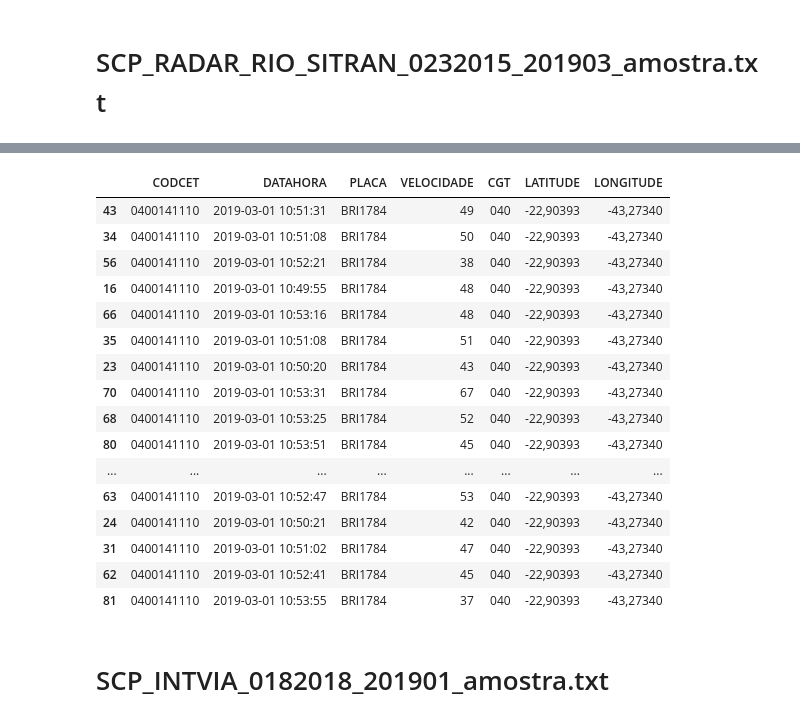
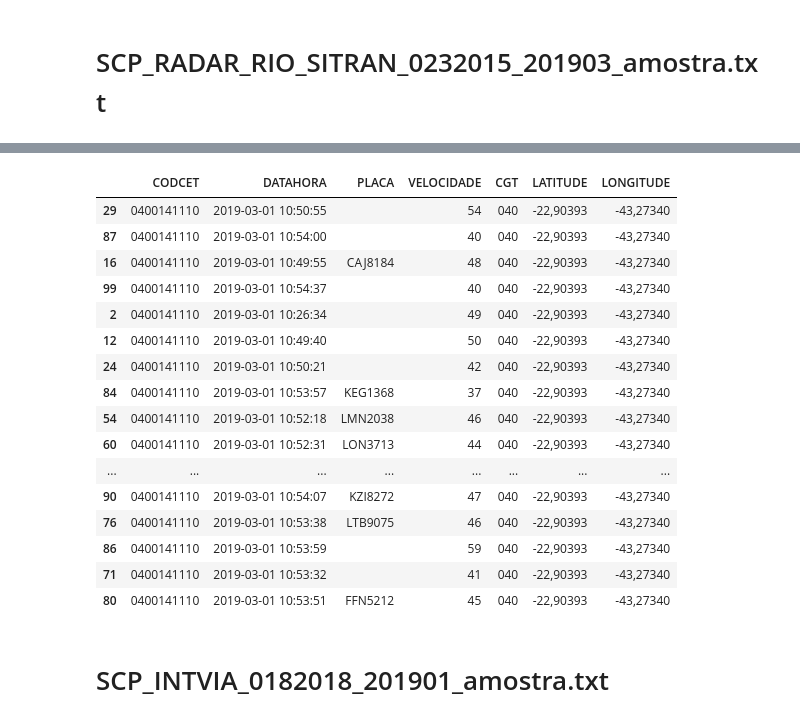
Before and after one commit to brenoimatos/UFRJ-CET-Rio, a Jupyter notebook: amostra_dados.ipynb, the cells around one changed output, grey strips where cells are left out. Saved outputs shown, nothing was run; the diff lists cells and outputs as text; code cells hidden in the pictures.

```diff
--- a/amostra_dados.ipynb
+++ b/amostra_dados.ipynb
@@ -351,65 +369,59 @@ df_fiscaltech.sample(10)
 # %%
-
-#Tratamento da SITRAN
-# Nome para coluna inicial
-colnames = ['x']
-
-# Usando separador '|' apenas para conseguir importar e depois tentar tratar
-df_sitran_raw = pd.read_csv('SCP_RADAR_RIO_SITRAN_0232015_201903_amostra.txt', sep='|', names = colnames)
-
-df_sitran_split = separar_colunas_df(df_sitran_raw.copy())
-df_sitran_split.head()
-
 def get_datahora(string):
     date = string[78:92]
     try:
         date = datetime.strptime(date, "%d%m%Y%H%M%S")
     except:
         date = 'erro'
 
     return date
 
 def get_velocidade(string):
     vel = string[92:95]
     try:
         vel = int(vel)
     except:
         vel = 'erro'
     return vel
 
+
 def get_placa(string):
-    placa = string[97:105]
-    return placa.strip()
+    placa = string[:7]
+    if placa[0].isalpha():
+        pass
+    else:
+        placa = ''
+    return placa
 
 df_sitran = pd.DataFrame()
 df_sitran['CODCET'] = df_sitran_raw['x'].apply(lambda x: x[108:118])
 df_sitran['DATAHORA'] = df_sitran_raw['x'].apply(lambda x: get_datahora(x))
 df_sitran['PLACA'] = df_sitran_raw['x'].apply(lambda x: get_placa(x))
 df_sitran['VELOCIDADE'] = df_sitran_raw['x'].apply(lambda x: get_velocidade(x))
 df_sitran['CGT'] = df_sitran_raw['x'].apply(lambda x: x[108:111])
 df_sitran['LATITUDE'] = df_sitran_raw['x'].apply(lambda x: x[216:225])
 df_sitran['LONGITUDE'] = df_sitran_raw['x'].apply(lambda x: x[225:234])
 
 # Salvando em csv
 df_sitran.to_csv('amostra_sitran_tratada.csv', sep=';', index=False)
 df_sitran.sample(20)
 # %% [output]
 |  | CODCET | DATAHORA | PLACA | VELOCIDADE | CGT | LATITUDE | LONGITUDE |
-| 43 | 0400141110 | 2019-03-01 10:51:31 | BRI1784 | 49 | 040 | -22,90393 | -43,27340 |
-| 34 | 0400141110 | 2019-03-01 10:51:08 | BRI1784 | 50 | 040 | -22,90393 | -43,27340 |
-| 56 | 0400141110 | 2019-03-01 10:52:21 | BRI1784 | 38 | 040 | -22,90393 | -43,27340 |
-| 16 | 0400141110 | 2019-03-01 10:49:55 | BRI1784 | 48 | 040 | -22,90393 | -43,27340 |
-| 66 | 0400141110 | 2019-03-01 10:53:16 | BRI1784 | 48 | 040 | -22,90393 | -43,27340 |
-| 35 | 0400141110 | 2019-03-01 10:51:08 | BRI1784 | 51 | 040 | -22,90393 | -43,27340 |
-| 23 | 0400141110 | 2019-03-01 10:50:20 | BRI1784 | 43 | 040 | -22,90393 | -43,27340 |
-| 70 | 0400141110 | 2019-03-01 10:53:31 | BRI1784 | 67 | 040 | -22,90393 | -43,27340 |
-| 68 | 0400141110 | 2019-03-01 10:53:25 | BRI1784 | 52 | 040 | -22,90393 | -43,27340 |
-| 80 | 0400141110 | 2019-03-01 10:53:51 | BRI1784 | 45 | 040 | -22,90393 | -43,27340 |
+| 29 | 0400141110 | 2019-03-01 10:50:55 |  | 54 | 040 | -22,90393 | -43,27340 |
+| 87 | 0400141110 | 2019-03-01 10:54:00 |  | 40 | 040 | -22,90393 | -43,27340 |
+| 16 | 0400141110 | 2019-03-01 10:49:55 | CAJ8184 | 48 | 040 | -22,90393 | -43,27340 |
+| 99 | 0400141110 | 2019-03-01 10:54:37 |  | 40 | 040 | -22,90393 | -43,27340 |
+| 2 | 0400141110 | 2019-03-01 10:26:34 |  | 49 | 040 | -22,90393 | -43,27340 |
+| 12 | 0400141110 | 2019-03-01 10:49:40 |  | 50 | 040 | -22,90393 | -43,27340 |
+| 24 | 0400141110 | 2019-03-01 10:50:21 |  | 42 | 040 | -22,90393 | -43,27340 |
+| 84 | 0400141110 | 2019-03-01 10:53:57 | KEG1368 | 37 | 040 | -22,90393 | -43,27340 |
+| 54 | 0400141110 | 2019-03-01 10:52:18 | LMN2038 | 46 | 040 | -22,90393 | -43,27340 |
+| 60 | 0400141110 | 2019-03-01 10:52:31 | LON3713 | 44 | 040 | -22,90393 | -43,27340 |
 | ... | ... | ... | ... | ... | ... | ... | ... |
-| 63 | 0400141110 | 2019-03-01 10:52:47 | BRI1784 | 53 | 040 | -22,90393 | -43,27340 |
-| 24 | 0400141110 | 2019-03-01 10:50:21 | BRI1784 | 42 | 040 | -22,90393 | -43,27340 |
-| 31 | 0400141110 | 2019-03-01 10:51:02 | BRI1784 | 47 | 040 | -22,90393 | -43,27340 |
-| 62 | 0400141110 | 2019-03-01 10:52:41 | BRI1784 | 45 | 040 | -22,90393 | -43,27340 |
-| 81 | 0400141110 | 2019-03-01 10:53:55 | BRI1784 | 37 | 040 | -22,90393 | -43,27340 |
+| 90 | 0400141110 | 2019-03-01 10:54:07 | KZI8272 | 47 | 040 | -22,90393 | -43,27340 |
+| 76 | 0400141110 | 2019-03-01 10:53:38 | LTB9075 | 46 | 040 | -22,90393 | -43,27340 |
+| 86 | 0400141110 | 2019-03-01 10:53:59 |  | 59 | 040 | -22,90393 | -43,27340 |
+| 71 | 0400141110 | 2019-03-01 10:53:32 |  | 41 | 040 | -22,90393 | -43,27340 |
+| 80 | 0400141110 | 2019-03-01 10:53:51 | FFN5212 | 45 | 040 | -22,90393 | -43,27340 |
 # %% [markdown]
 # SCP_INTVIA_0182018_201901_amostra.txt
```
Also changed, not shown: parts of 5 cells of this notebook.
